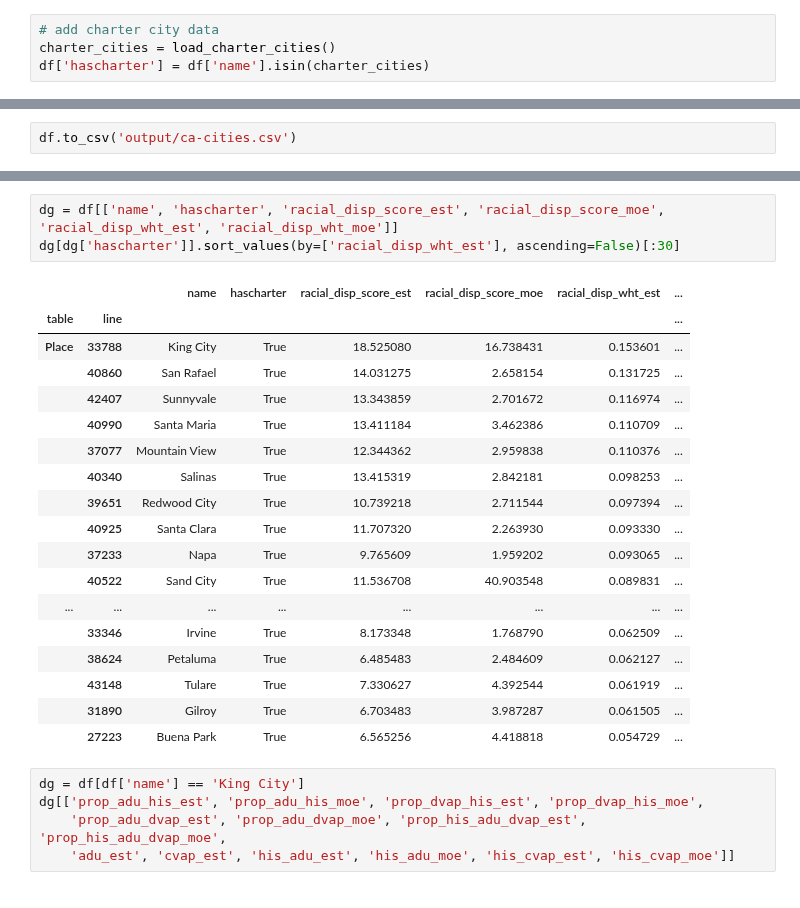
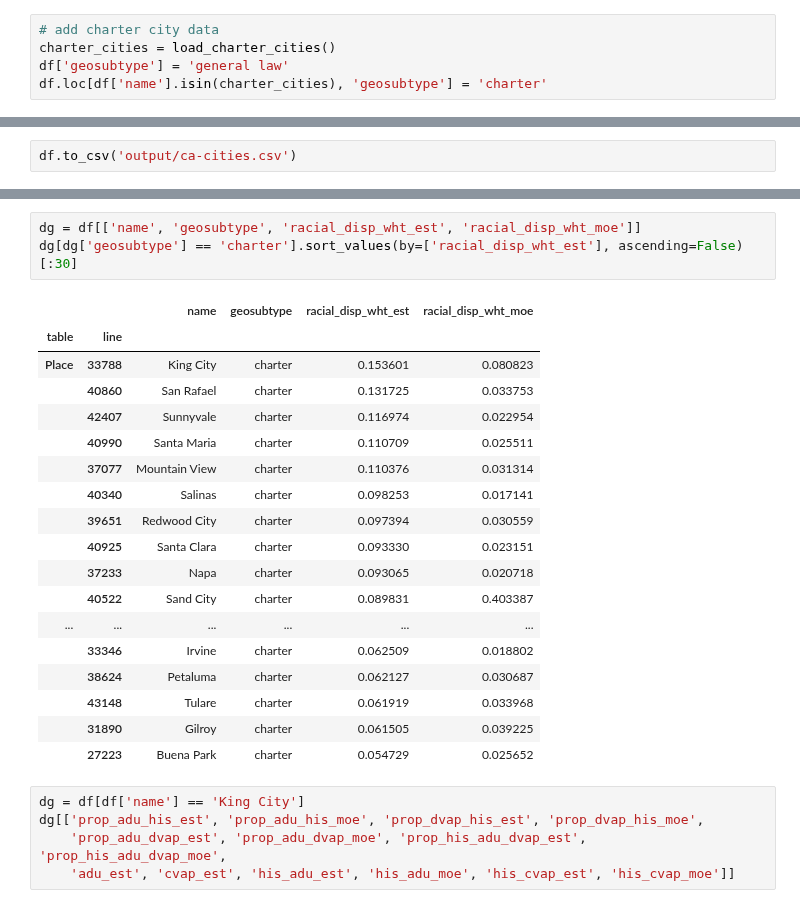
Before and after one commit to ic-institute/democracy-deserts, a Jupyter notebook: notebooks/build-ca-city-data.ipynb, the cells around one changed output, grey strips where cells are left out. Cells and saved outputs as stored; diff of their text form.

```diff
--- a/notebooks/build-ca-city-data.ipynb
+++ b/notebooks/build-ca-city-data.ipynb
@@ -24,7 +24,8 @@ len(df)
 # %%
 # add charter city data
 charter_cities = load_charter_cities()
-df['hascharter'] = df['name'].isin(charter_cities)
+df['geosubtype'] = 'general law'
+df.loc[df['name'].isin(charter_cities), 'geosubtype'] = 'charter'
 # %%
 # add stat columns and sort
 add_all_stat_columns(df)
@@ -94,25 +95,25 @@ dg[dg['hascharter']].sort_values(by=['racial_disp_asn_est'])[:30]
 # %%
-dg = df[['name', 'hascharter', 'racial_disp_score_est', 'racial_disp_score_moe', 'racial_disp_wht_est', 'racial_disp_wht_moe']]
-dg[dg['hascharter']].sort_values(by=['racial_disp_wht_est'], ascending=False)[:30]
+dg = df[['name', 'geosubtype', 'racial_disp_wht_est', 'racial_disp_wht_moe']]
+dg[dg['geosubtype'] == 'charter'].sort_values(by=['racial_disp_wht_est'], ascending=False)[:30]
 # %% [output]
-|  |  | name | hascharter | racial_disp_score_est | racial_disp_score_moe | racial_disp_wht_est | ... |
-| table | line |  |  |  |  |  | ... |
-| Place | 33788 | King City | True | 18.525080 | 16.738431 | 0.153601 | ... |
-|  | 40860 | San Rafael | True | 14.031275 | 2.658154 | 0.131725 | ... |
-|  | 42407 | Sunnyvale | True | 13.343859 | 2.701672 | 0.116974 | ... |
-|  | 40990 | Santa Maria | True | 13.411184 | 3.462386 | 0.110709 | ... |
-|  | 37077 | Mountain View | True | 12.344362 | 2.959838 | 0.110376 | ... |
-|  | 40340 | Salinas | True | 13.415319 | 2.842181 | 0.098253 | ... |
-|  | 39651 | Redwood City | True | 10.739218 | 2.711544 | 0.097394 | ... |
-|  | 40925 | Santa Clara | True | 11.707320 | 2.263930 | 0.093330 | ... |
-|  | 37233 | Napa | True | 9.765609 | 1.959202 | 0.093065 | ... |
-|  | 40522 | Sand City | True | 11.536708 | 40.903548 | 0.089831 | ... |
-| ... | ... | ... | ... | ... | ... | ... | ... |
-|  | 33346 | Irvine | True | 8.173348 | 1.768790 | 0.062509 | ... |
-|  | 38624 | Petaluma | True | 6.485483 | 2.484609 | 0.062127 | ... |
-|  | 43148 | Tulare | True | 7.330627 | 4.392544 | 0.061919 | ... |
-|  | 31890 | Gilroy | True | 6.703483 | 3.987287 | 0.061505 | ... |
-|  | 27223 | Buena Park | True | 6.565256 | 4.418818 | 0.054729 | ... |
+|  |  | name | geosubtype | racial_disp_wht_est | racial_disp_wht_moe |
+| table | line |  |  |  |  |
+| Place | 33788 | King City | charter | 0.153601 | 0.080823 |
+|  | 40860 | San Rafael | charter | 0.131725 | 0.033753 |
+|  | 42407 | Sunnyvale | charter | 0.116974 | 0.022954 |
+|  | 40990 | Santa Maria | charter | 0.110709 | 0.025511 |
+|  | 37077 | Mountain View | charter | 0.110376 | 0.031314 |
+|  | 40340 | Salinas | charter | 0.098253 | 0.017141 |
+|  | 39651 | Redwood City | charter | 0.097394 | 0.030559 |
+|  | 40925 | Santa Clara | charter | 0.093330 | 0.023151 |
+|  | 37233 | Napa | charter | 0.093065 | 0.020718 |
+|  | 40522 | Sand City | charter | 0.089831 | 0.403387 |
+| ... | ... | ... | ... | ... | ... |
+|  | 33346 | Irvine | charter | 0.062509 | 0.018802 |
+|  | 38624 | Petaluma | charter | 0.062127 | 0.030687 |
+|  | 43148 | Tulare | charter | 0.061919 | 0.033968 |
+|  | 31890 | Gilroy | charter | 0.061505 | 0.039225 |
+|  | 27223 | Buena Park | charter | 0.054729 | 0.025652 |
 # %%
 dg = df[df['name'] == 'King City']
 dg[['prop_adu_his_est', 'prop_adu_his_moe', 'prop_dvap_his_est', 'prop_dvap_his_moe',
```
Also changed, not shown: parts of 3 cells of this notebook, 1 other file.
